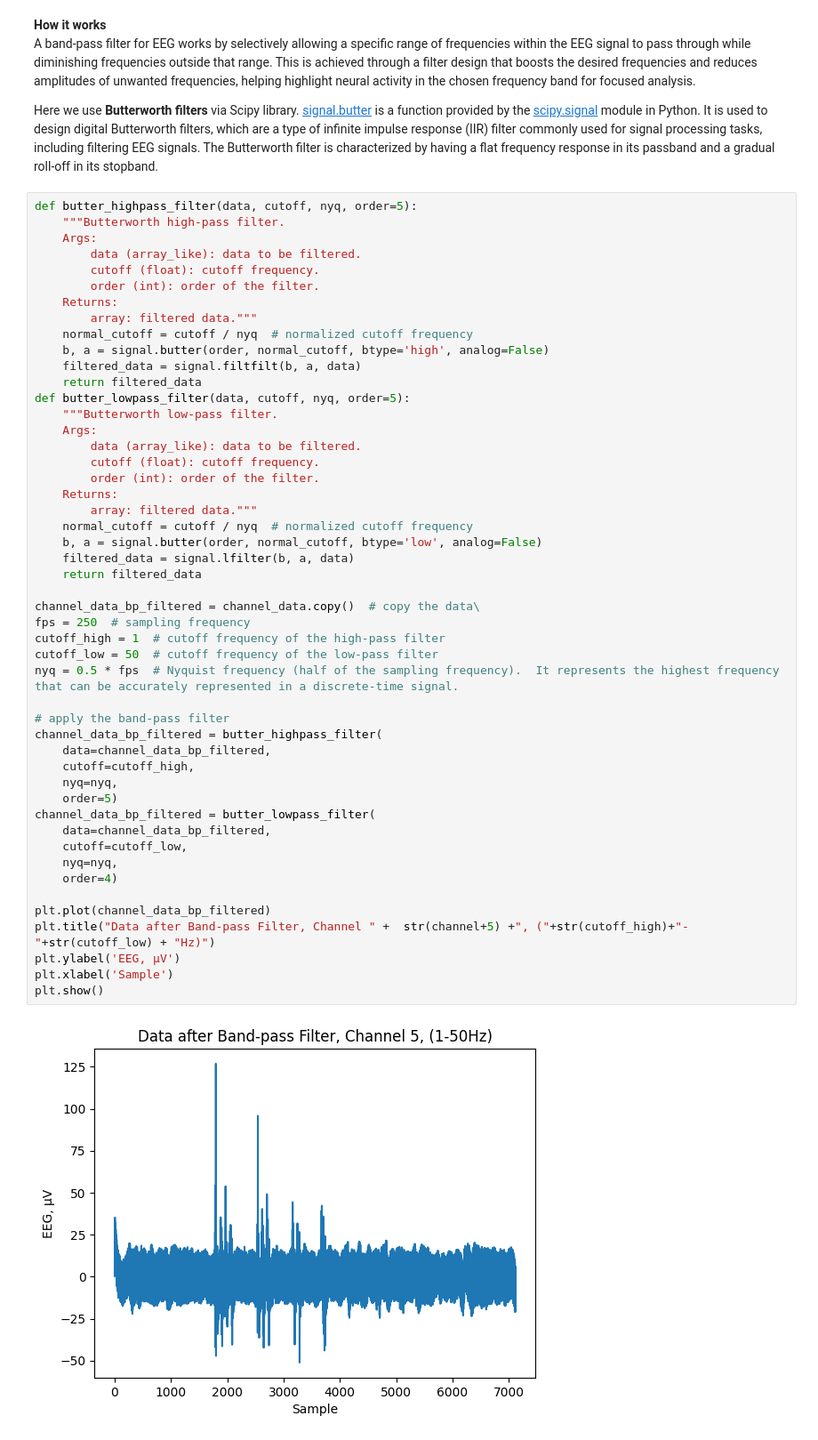
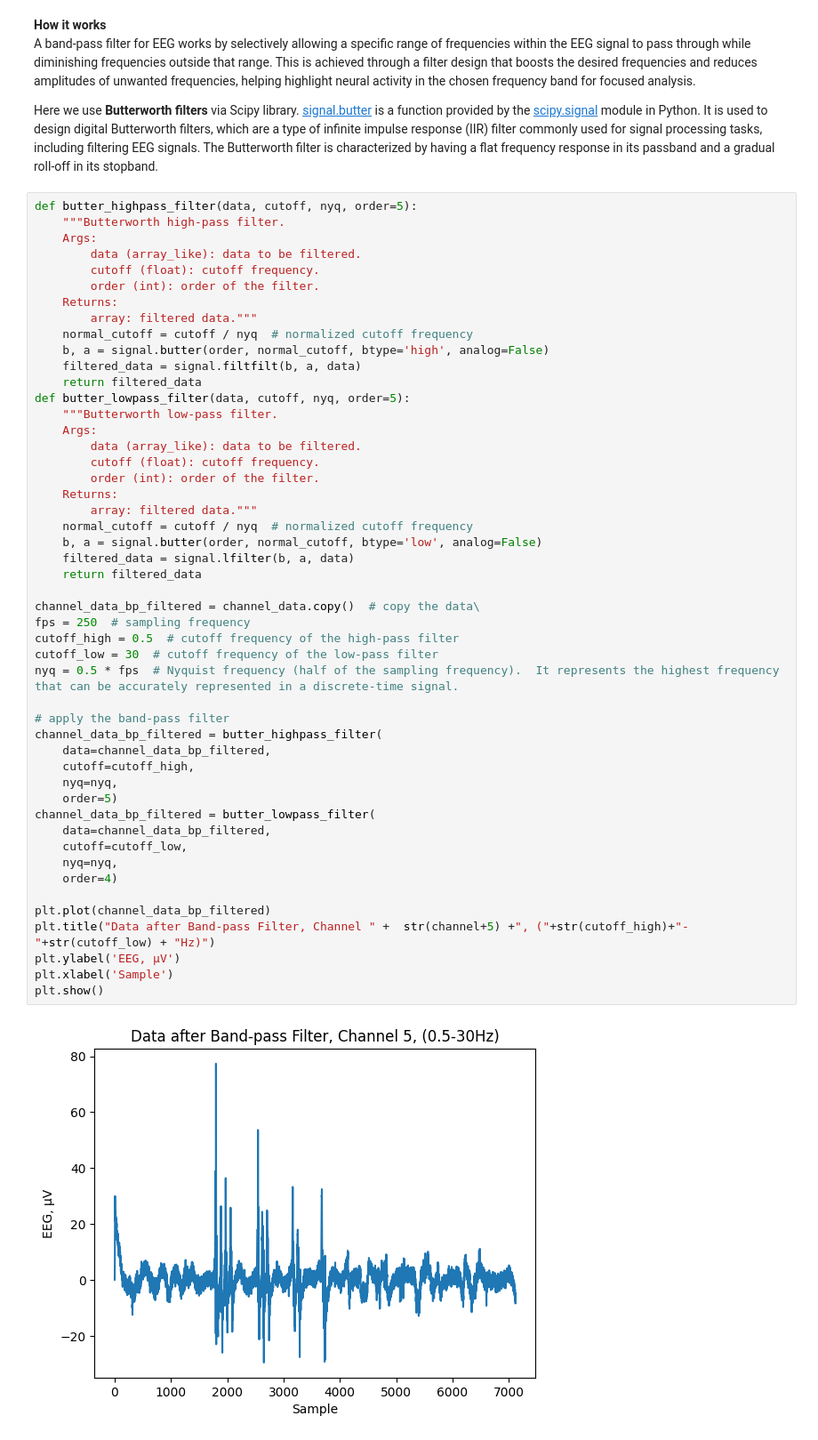
Before and after one commit to nargesyaghoubi/NeuroSignal, a Jupyter notebook: Band-pass-filter.ipynb, the cells around one changed output. Shown at 89% size. Saved outputs shown, nothing was run; the diff lists cells and outputs as text.

Commit message:
change cutoff_high & cutoff_low

```diff
--- a/Band-pass-filter.ipynb
+++ b/Band-pass-filter.ipynb
@@ -117,33 +117,33 @@ def butter_lowpass_filter(data, cutoff, nyq, order=5):
         order (int): order of the filter.
     Returns:
         array: filtered data."""
     normal_cutoff = cutoff / nyq  # normalized cutoff frequency
     b, a = signal.butter(order, normal_cutoff, btype='low', analog=False)
     filtered_data = signal.lfilter(b, a, data)
     return filtered_data
 
 channel_data_bp_filtered = channel_data.copy()  # copy the data\
 fps = 250  # sampling frequency
-cutoff_high = 1  # cutoff frequency of the high-pass filter
-cutoff_low = 50  # cutoff frequency of the low-pass filter
+cutoff_high = 0.5  # cutoff frequency of the high-pass filter
+cutoff_low = 30  # cutoff frequency of the low-pass filter
 nyq = 0.5 * fps  # Nyquist frequency (half of the sampling frequency).  It represents the highest frequency that can be accurately represented in a discrete-time signal.
 
 # apply the band-pass filter
 channel_data_bp_filtered = butter_highpass_filter(
     data=channel_data_bp_filtered,
     cutoff=cutoff_high,
     nyq=nyq,
     order=5)
 channel_data_bp_filtered = butter_lowpass_filter(
     data=channel_data_bp_filtered,
     cutoff=cutoff_low,
     nyq=nyq,
     order=4)
 
 plt.plot(channel_data_bp_filtered)
 plt.title("Data after Band-pass Filter, Channel " +  str(channel+5) +", ("+str(cutoff_high)+"-"+str(cutoff_low) + "Hz)")
 plt.ylabel('EEG, µV')
 plt.xlabel('Sample')
 plt.show()
 # %% [output]
-[figure, old version]
+[figure, new version]
```
Also changed, not shown: parts of 2 cells of this notebook.
